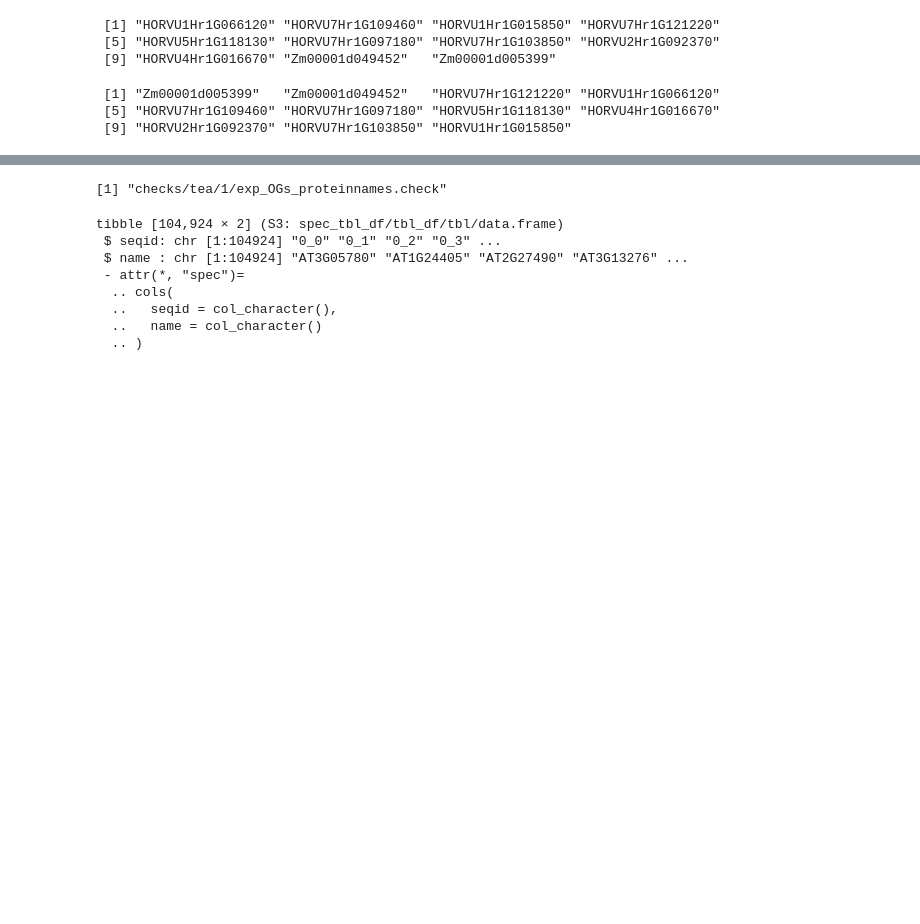
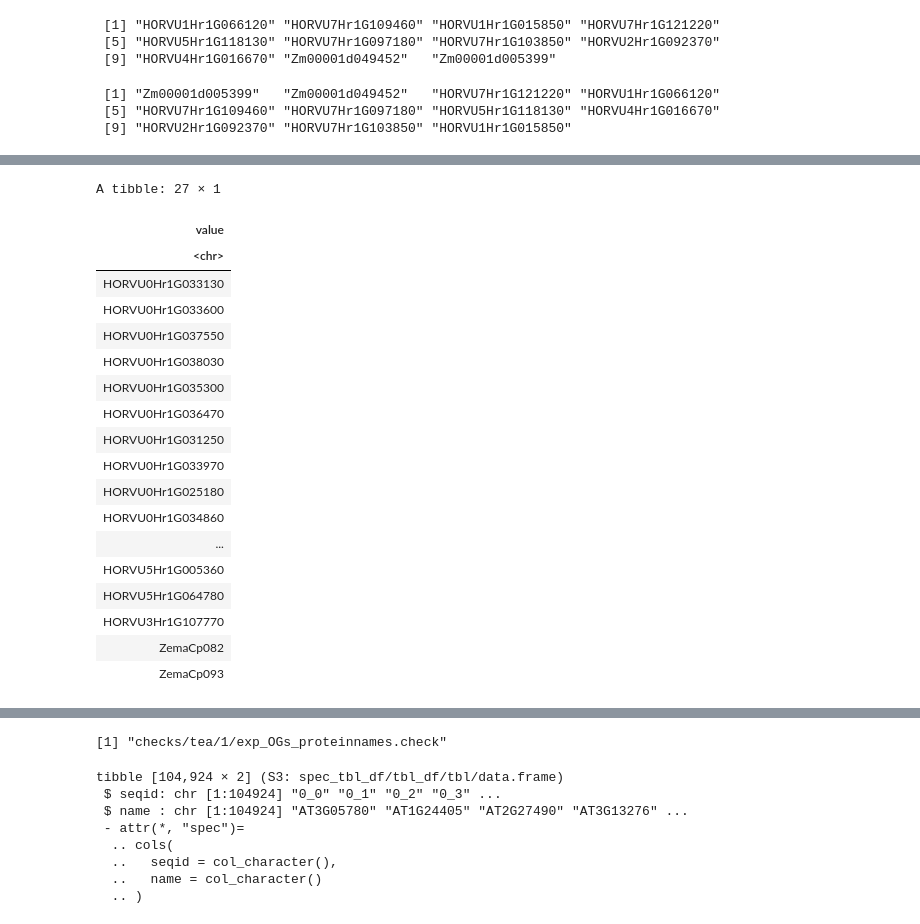
Before and after one commit to tgstoecker/A2TEA.Workflow, a Jupyter notebook: R_expansion.ipynb, the cells around one changed output, grey strips where cells are left out. Cells and saved outputs as stored; diff of their text form; code cells hidden in the pictures; blank space fills up the shorter version.

```diff
--- a/R_expansion.ipynb
+++ b/R_expansion.ipynb
@@ -477,3 +703,25 @@ A tibble: 6 × 5
+# %%
+extended_BLAST_hits$N0.HOG0000101@genes_HOG
+# %% [output]
+A tibble: 27 × 1
+| value |
+| <chr> |
+| HORVU0Hr1G033130 |
+| HORVU0Hr1G033600 |
+| HORVU0Hr1G037550 |
+| HORVU0Hr1G038030 |
+| HORVU0Hr1G035300 |
+| HORVU0Hr1G036470 |
+| HORVU0Hr1G031250 |
+| HORVU0Hr1G033970 |
+| HORVU0Hr1G025180 |
+| HORVU0Hr1G034860 |
+| ... |
+| HORVU5Hr1G005360 |
+| HORVU5Hr1G064780 |
+| HORVU3Hr1G107770 |
+| ZemaCp082 |
+| ZemaCp093 |
 # %%
 #now HOG based
 
```
Also changed, not shown: parts of 15 cells of this notebook, 5 other files.
